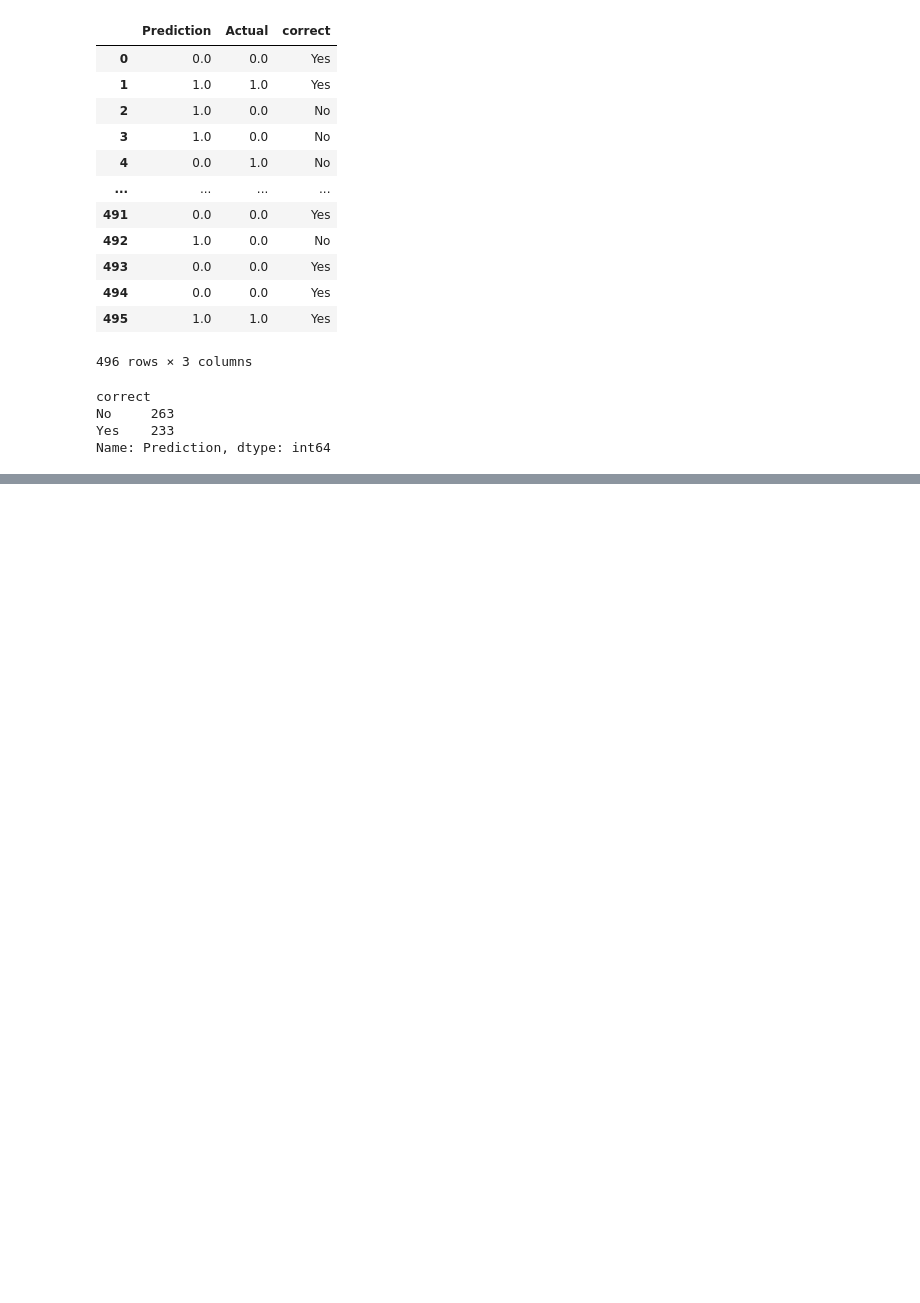
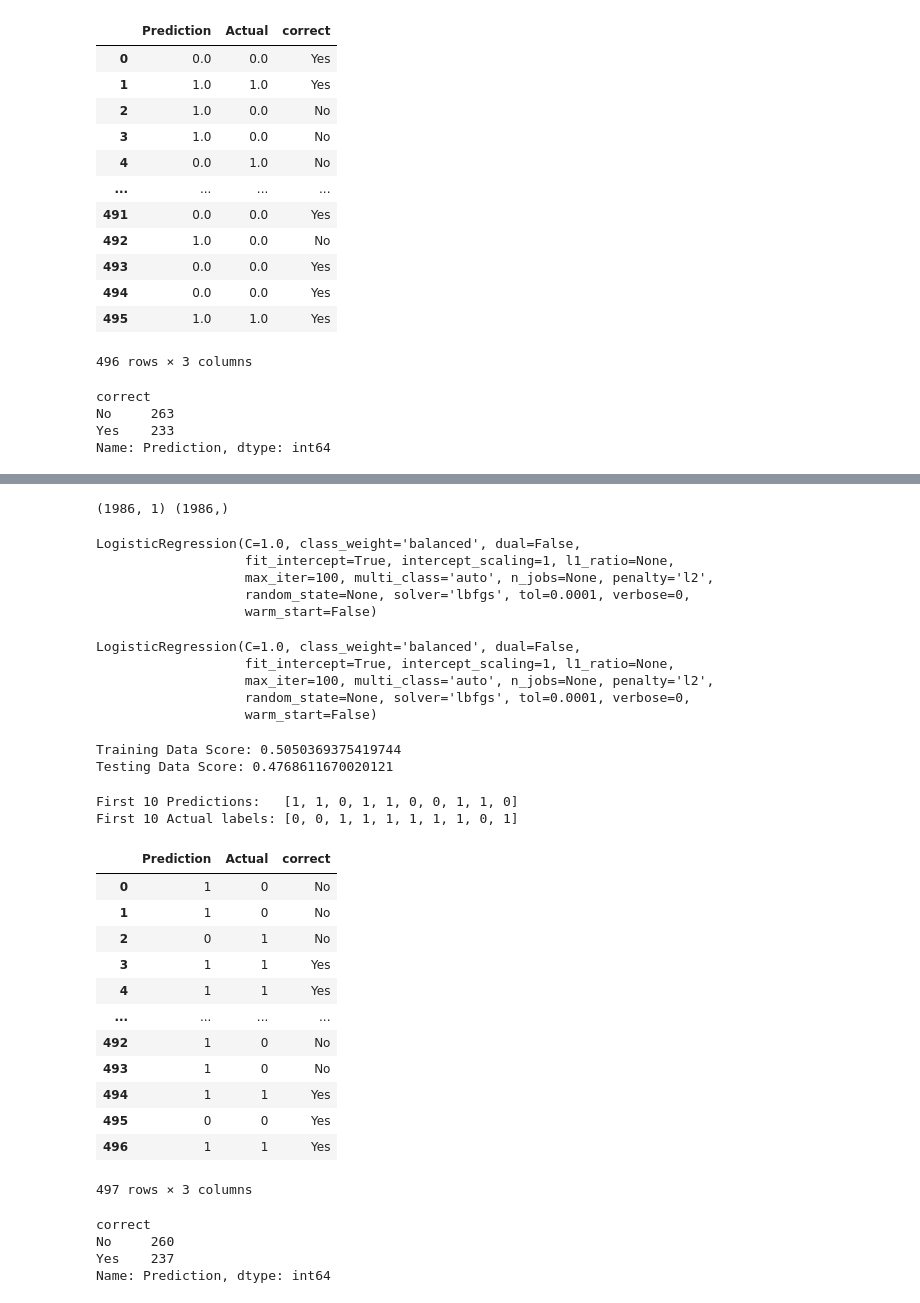
Before and after one commit to micahvandersteen/project-3-team-ifrit, a Jupyter notebook: Notebooks/LogisticRegressionOnLDA_SentimentAnalysis.ipynb, the cells around one changed output, grey strips where cells are left out. Cells and saved outputs as stored; diff of their text form; code cells hidden in the pictures; blank space fills up the shorter version.

```diff
--- a/Notebooks/LogisticRegressionOnLDA_SentimentAnalysis.ipynb
+++ b/Notebooks/LogisticRegressionOnLDA_SentimentAnalysis.ipynb
@@ -941,0 +966,76 @@ Name: Prediction, dtype: int64
+# %%
+# Assign X (data) and y (target)
+X = df[["nmf_topic"]]
+y = df["Label"]
+print(X.shape, y.shape)
+# %% [output]
+(1986, 1) (1986,)
+# %%
+#import dependencies and run train test split on the dataset
+from sklearn.model_selection import train_test_split
+
+X_train, X_test, y_train, y_test = train_test_split(X, y, random_state=1)
+# %%
+#set up a logistic regression classifer
+from sklearn.linear_model import LogisticRegression
+classifier = LogisticRegression(class_weight="balanced")
+classifier
+# %% [output]
+LogisticRegression(C=1.0, class_weight='balanced', dual=False,
+                   fit_intercept=True, intercept_scaling=1, l1_ratio=None,
+                   max_iter=100, multi_class='auto', n_jobs=None, penalty='l2',
+                   random_state=None, solver='lbfgs', tol=0.0001, verbose=0,
+                   warm_start=False)
+# %%
+#fit the training data to the model
+classifier.fit(X_train, y_train)
+# %% [output]
+LogisticRegression(C=1.0, class_weight='balanced', dual=False,
+                   fit_intercept=True, intercept_scaling=1, l1_ratio=None,
+                   max_iter=100, multi_class='auto', n_jobs=None, penalty='l2',
+                   random_state=None, solver='lbfgs', tol=0.0001, verbose=0,
+                   warm_start=False)
+# %%
+#compare the score of training to testing data
+print(f"Training Data Score: {classifier.score(X_train, y_train)}")
+print(f"Testing Data Score: {classifier.score(X_test, y_test)}")
+# %% [output]
+Training Data Score: 0.5050369375419744
+Testing Data Score: 0.4768611670020121
+# %%
+#make predictions on the testing data and compare to results of actual data.
+predictions = classifier.predict(X_test)
+print(f"First 10 Predictions:   {predictions[:10].tolist()}")
+print(f"First 10 Actual labels: {y_test[:10].tolist()}")
+# %% [output]
+First 10 Predictions:   [1, 1, 0, 1, 1, 0, 0, 1, 1, 0]
+First 10 Actual labels: [0, 0, 1, 1, 1, 1, 1, 1, 0, 1]
+# %%
+#Display results of the testing data and the predictions
+resultsDF = pd.DataFrame({"Prediction": predictions, "Actual": y_test}).reset_index(drop=True)
+resultsDF["correct"] = np.where(resultsDF['Prediction'] == resultsDF["Actual"], "Yes", "No")
+resultsDF
+# %% [output]
+|  | Prediction | Actual | correct |
+| 0 | 1 | 0 | No |
+| 1 | 1 | 0 | No |
+| 2 | 0 | 1 | No |
+| 3 | 1 | 1 | Yes |
+| 4 | 1 | 1 | Yes |
+| ... | ... | ... | ... |
+| 492 | 1 | 0 | No |
+| 493 | 1 | 0 | No |
+| 494 | 1 | 1 | Yes |
+| 495 | 0 | 0 | Yes |
+| 496 | 1 | 1 | Yes |
+497 rows × 3 columns
+# %%
+#how many right? how many wrong?
+resultsDF = resultsDF.groupby("correct").count()
+resultsDF = resultsDF["Prediction"]
+resultsDF
+# %% [output]
+correct
+No     260
+Yes    237
+Name: Prediction, dtype: int64
```
Also changed, not shown: parts of 3 cells of this notebook, 1 other file.
